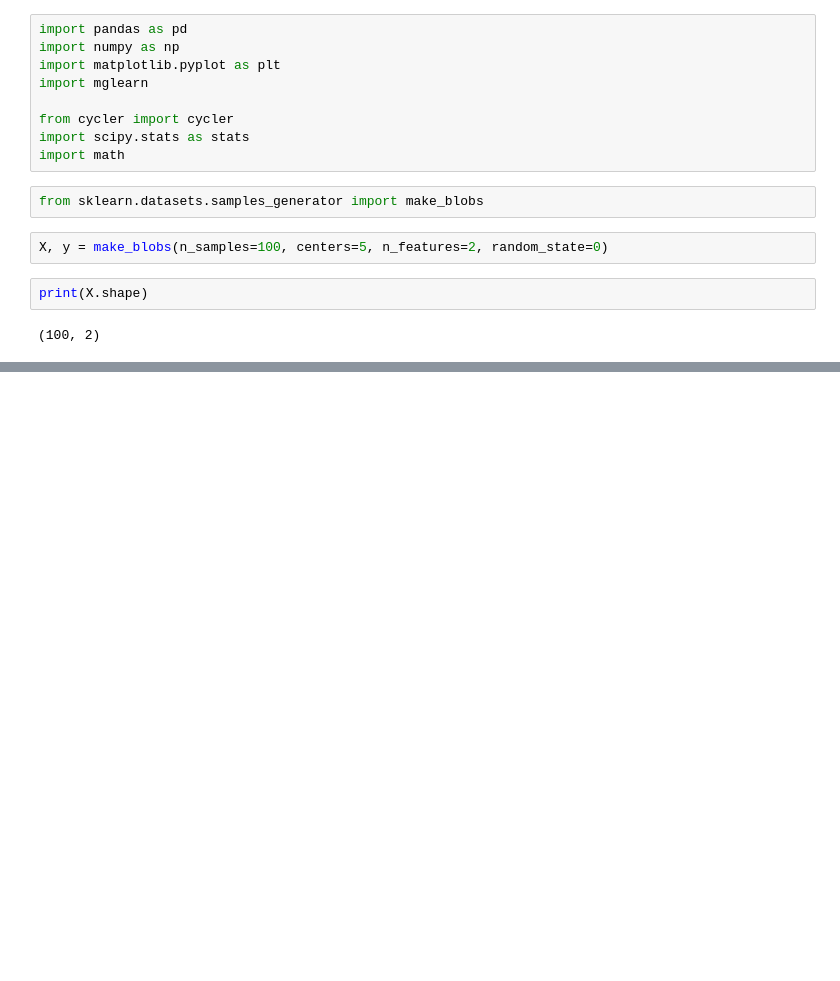
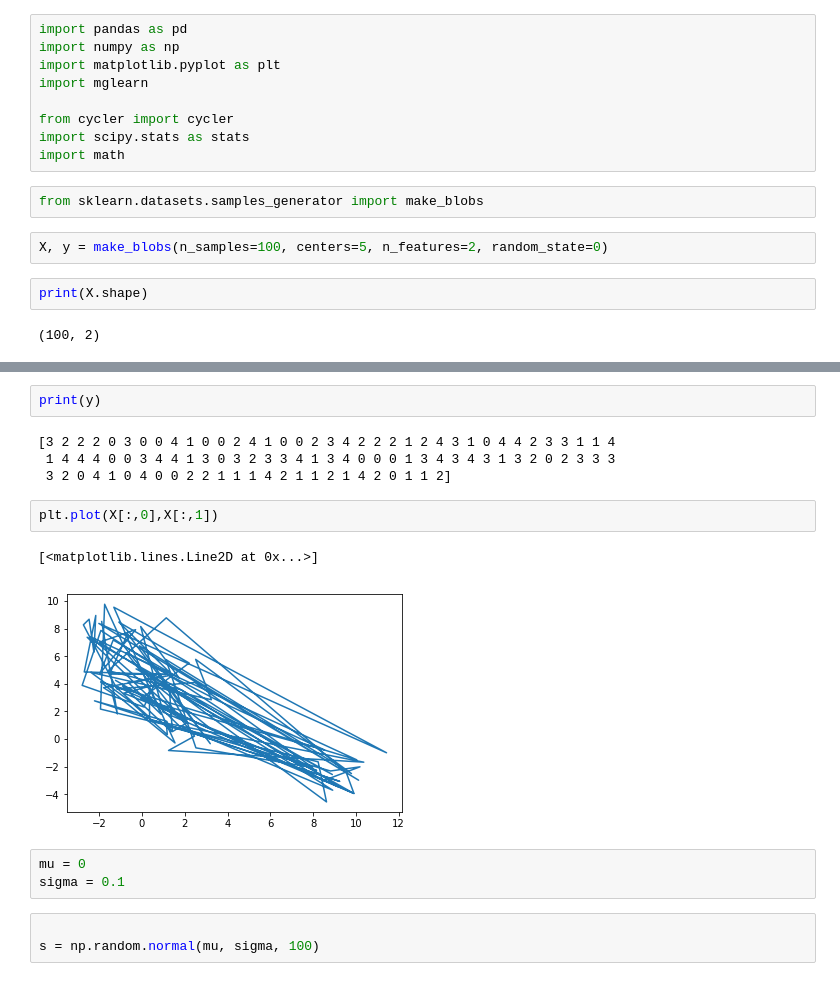
Before and after one commit to geniuschinchillas/ChinchillasSnack, a Jupyter notebook: GenerateData/RandomPlayGround.ipynb, the cells around one changed output, grey strips where cells are left out. Drawn from its saved outputs; the diff is of its cells as text; blank space fills up the shorter version.

```diff
--- a/GenerateData/RandomPlayGround.ipynb
+++ b/GenerateData/RandomPlayGround.ipynb
@@ -19,0 +40,17 @@ print(X.shape)
+# %%
+print(y)
+# %% [output]
+[3 2 2 2 0 3 0 0 4 1 0 0 2 4 1 0 0 2 3 4 2 2 2 1 2 4 3 1 0 4 4 2 3 3 1 1 4
+ 1 4 4 4 0 0 3 4 4 1 3 0 3 2 3 3 4 1 3 4 0 0 0 1 3 4 3 4 3 1 3 2 0 2 3 3 3
+ 3 2 0 4 1 0 4 0 0 2 2 1 1 1 4 2 1 1 2 1 4 2 0 1 1 2]
+# %%
+plt.plot(X[:,0],X[:,1])
+# %% [output]
+[<matplotlib.lines.Line2D at 0x...>]
+[figure, added]
+# %%
+mu = 0
+sigma = 0.1
+# %%
+
+s = np.random.normal(mu, sigma, 100)
```
Also changed, not shown: parts of 10 cells of this notebook.
